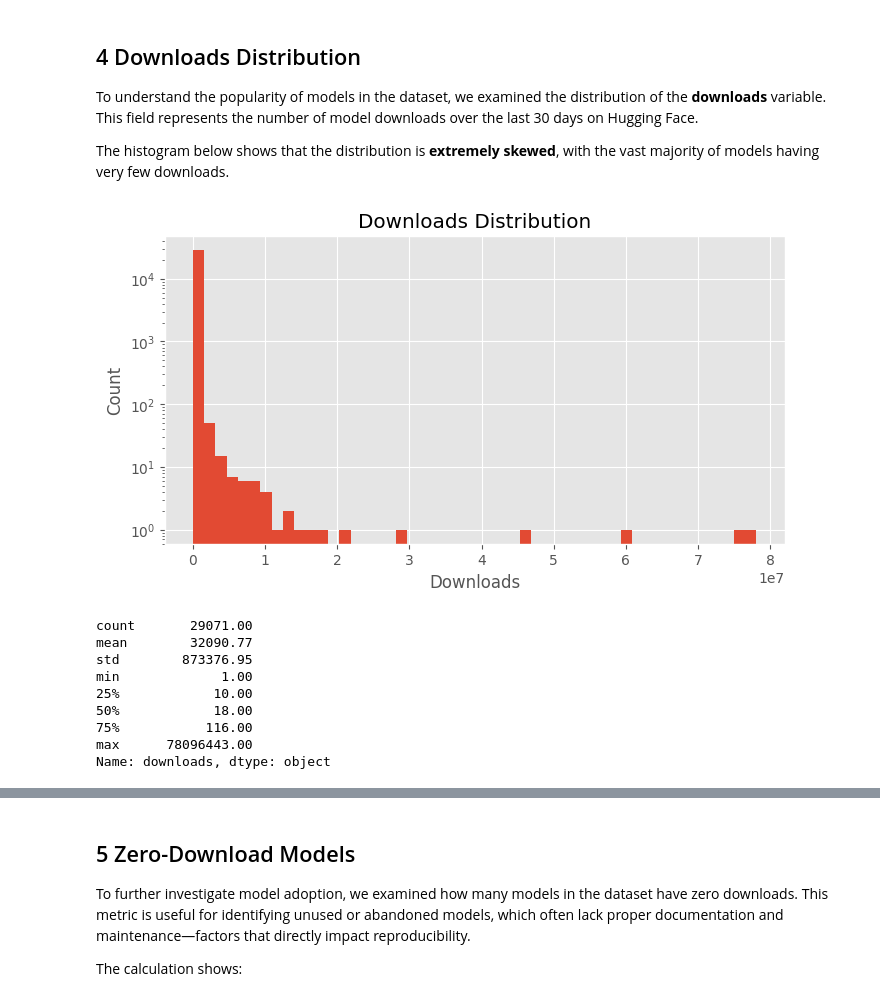
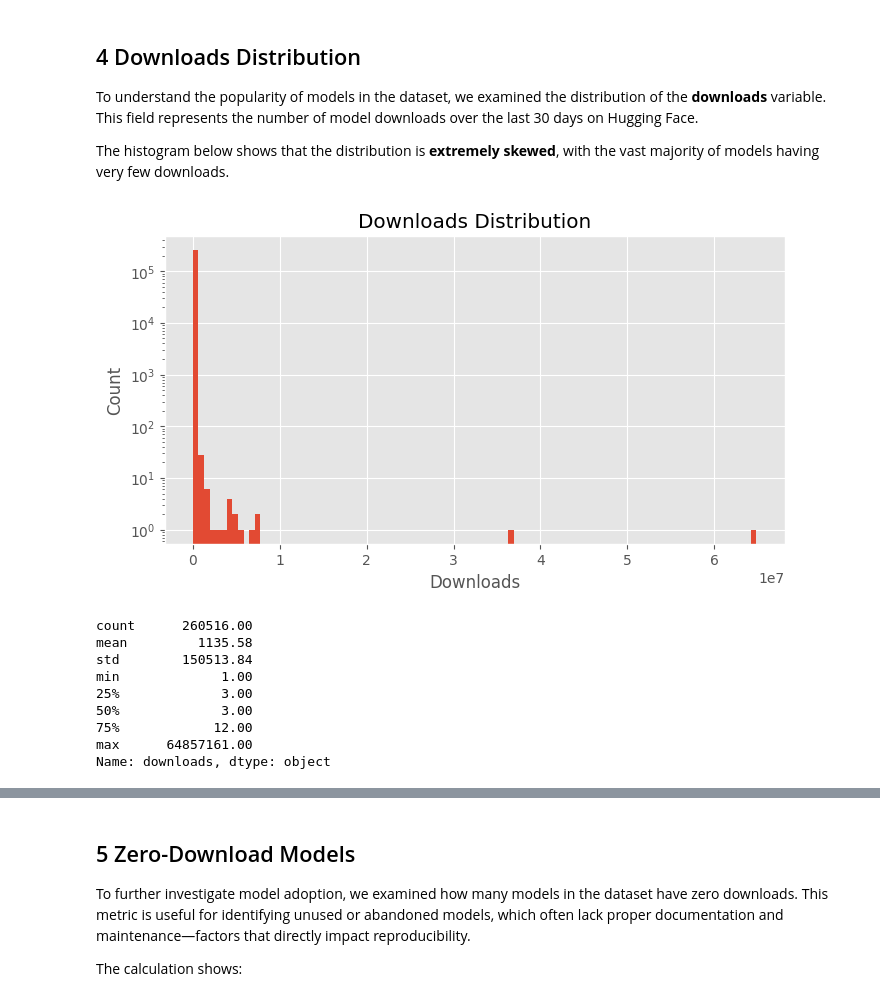
Before and after one commit to OganKuba/Model_Card, a Jupyter notebook: model_card.ipynb, the cells around one changed output, grey strips where cells are left out. Cells and saved outputs as stored; diff of their text form; code cells hidden in the pictures.

```diff
--- a/model_card.ipynb
+++ b/model_card.ipynb
@@ -11,0 +10,2 @@ df = pd.read_csv("HF_Model_Cards_December_2024_lic_and_arXiv.csv")
+# %%
+df = pd.read_csv("Sep_2025_models_with_license_and_basemodel.csv")
@@ -156,26 +190,26 @@ To understand the popularity of models in the dataset, we examined the distribut
 The histogram below shows that the distribution is **extremely skewed**, with the vast majority of models having very few downloads.
 # %%
 if 'downloads' in df.columns:
-    df['downloads'].hist(bins=50, figsize=(8,4))
+    df['downloads'].hist(bins=100, figsize=(8,4))
     plt.title("Downloads Distribution")
     plt.xlabel("Downloads")
     plt.yscale("log")
     plt.ylabel("Count")
     plt.show()
 
     print(df['downloads'].describe().apply("{0:.2f}".format))
 else:
     print("Column 'downloads' not found in dataset.")
 # %% [output]
-[figure, old version]
+[figure, new version]
-count       29071.00
-mean        32090.77
-std        873376.95
+count      260516.00
+mean         1135.58
+std        150513.84
 min             1.00
-25%            10.00
-50%            18.00
-75%           116.00
-max      78096443.00
+25%             3.00
+50%             3.00
+75%            12.00
+max      64857161.00
 Name: downloads, dtype: object
 # %%
 if 'downloads' in df.columns:
```
Also changed, not shown: parts of 38 cells of this notebook.
